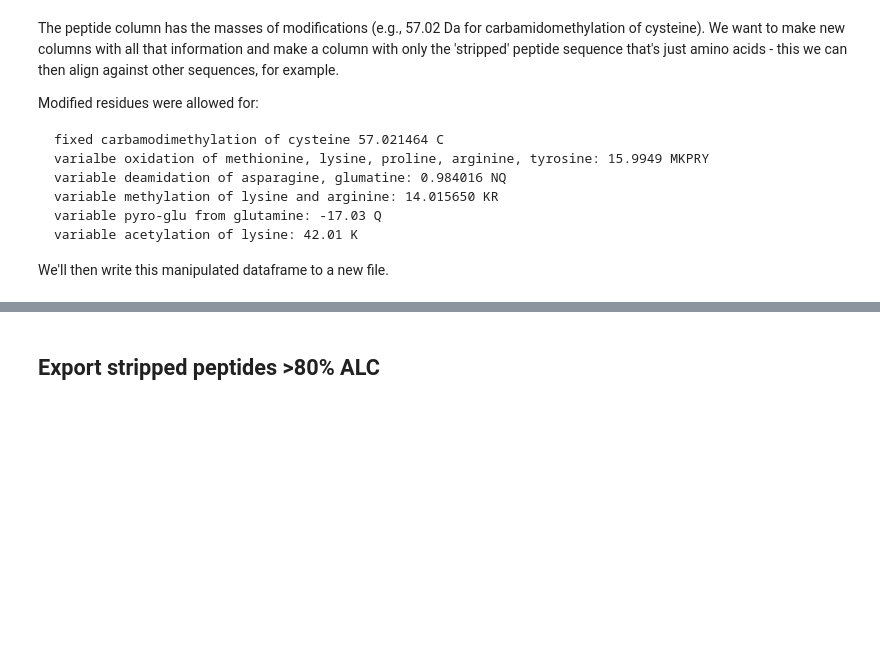
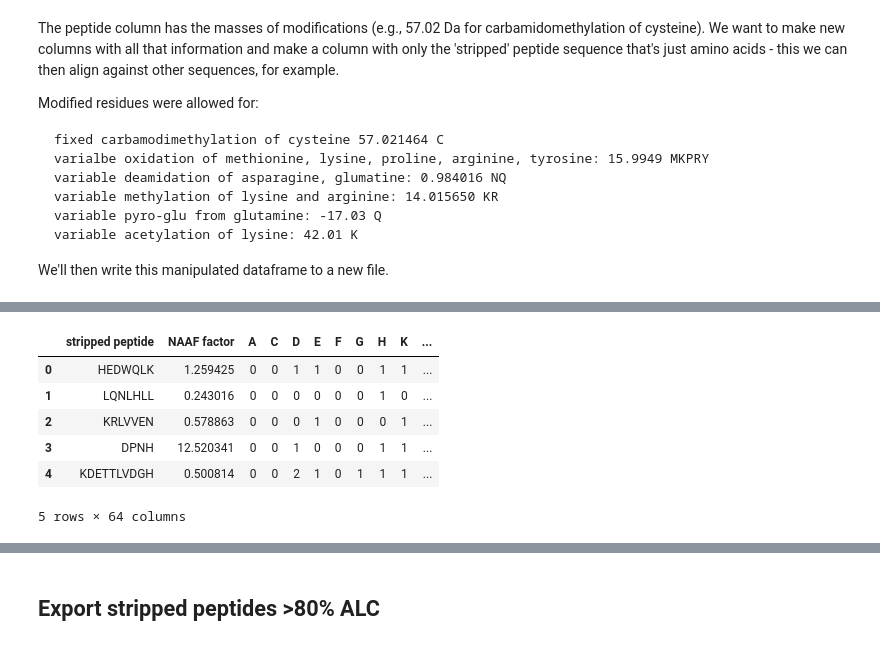
Before and after one commit to MeganEDuffy/rot-mayer, a Jupyter notebook: notebooks/PeaksDN/332_T12_undigested_PeaksDN.ipynb, the cells around one changed output, grey strips where cells are left out. Drawn from its saved outputs; the diff is of its cells as text; code cells hidden in the pictures; blank space fills up the shorter version.

```diff
--- a/notebooks/PeaksDN/332_T12_undigested_PeaksDN.ipynb
+++ b/notebooks/PeaksDN/332_T12_undigested_PeaksDN.ipynb
@@ -280,7 +292,7 @@ totalpeaks332.head()
 # don't have to worry here about DECOY hits messing with Area totals
 # but we would with Comet results
 
-NAAF80 = 243531.178471
+NAAF80 = 241606.840774
 
 # use NAAF >80% ALC to get NAAF factor
 peaks332['NAAF factor'] = (peaks332['NAAF num.'])/NAAF80
@@ -305,33 +317,41 @@ peaksAAPTM_332['K-NAAF80'] = peaksAAPTM_332['K'] * peaks332['NAAF factor']
 peaksAAPTM_332['L-NAAF80'] = peaksAAPTM_332['L'] * peaks332['NAAF factor']
 peaksAAPTM_332['M-NAAF80'] = peaksAAPTM_332['M'] * peaks332['NAAF factor']
 peaksAAPTM_332['N-NAAF80'] = peaksAAPTM_332['N'] * peaks332['NAAF factor']
 peaksAAPTM_332['P-NAAF80'] = peaksAAPTM_332['P'] * peaks332['NAAF factor']
 peaksAAPTM_332['Q-NAAF80'] = peaksAAPTM_332['Q'] * peaks332['NAAF factor']
 peaksAAPTM_332['R-NAAF80'] = peaksAAPTM_332['R'] * peaks332['NAAF factor']
 peaksAAPTM_332['S-NAAF80'] = peaksAAPTM_332['S'] * peaks332['NAAF factor']
 peaksAAPTM_332['T-NAAF80'] = peaksAAPTM_332['T'] * peaks332['NAAF factor']
 peaksAAPTM_332['V-NAAF80'] = peaksAAPTM_332['V'] * peaks332['NAAF factor']
 peaksAAPTM_332['W-NAAF80'] = peaksAAPTM_332['W'] * peaks332['NAAF factor']
 peaksAAPTM_332['Y-NAAF80'] = peaksAAPTM_332['Y'] * peaks332['NAAF factor']
 
 # multiply the NAAF80 factor by the PTMs normalize its abundance by peak area and peptide length
 
 peaksAAPTM_332['ccarb-NAAF80'] = peaksAAPTM_332['c-carb'] * peaksAAPTM_332['NAAF factor']
 peaksAAPTM_332['moxid-NAAF80'] = peaksAAPTM_332['m-oxid'] * peaksAAPTM_332['NAAF factor']
 peaksAAPTM_332['koxid-NAAF80'] = peaksAAPTM_332['k-oxid'] * peaksAAPTM_332['NAAF factor']
 peaksAAPTM_332['poxid-NAAF80'] = peaksAAPTM_332['p-oxid'] * peaksAAPTM_332['NAAF factor']
 peaksAAPTM_332['roxid-NAAF80'] = peaksAAPTM_332['r-oxid'] * peaksAAPTM_332['NAAF factor']
 peaksAAPTM_332['yoxid-NAAF80'] = peaksAAPTM_332['y-oxid'] * peaksAAPTM_332['NAAF factor']
 peaksAAPTM_332['ndeam-NAAF80'] = peaksAAPTM_332['n-deam'] * peaksAAPTM_332['NAAF factor']
 peaksAAPTM_332['kmeth-NAAF80'] = peaksAAPTM_332['k-meth'] * peaksAAPTM_332['NAAF factor']
 peaksAAPTM_332['rmeth-NAAF80'] = peaksAAPTM_332['r-meth'] * peaksAAPTM_332['NAAF factor']
 peaksAAPTM_332['qpyro-NAAF80'] = peaksAAPTM_332['q-pyro'] * peaksAAPTM_332['NAAF factor']
 peaksAAPTM_332['kacet-NAAF80'] = peaksAAPTM_332['k-acet'] * peaksAAPTM_332['NAAF factor']
 
 # write the dataframe to a new csv
 peaksAAPTM_332.to_csv("/home/millieginty/Documents/git-repos/rot-mayer/data/processed/PeaksDN/TW_332_T12_undigested_combine_PTMopt_DN80_NAAF.csv")
 
 peaksAAPTM_332.head()
+# %% [output]
+|  | stripped peptide | NAAF factor | A | C | D | E | F | G | H | K | ... |
+| 0 | HEDWQLK | 1.259425 | 0 | 0 | 1 | 1 | 0 | 0 | 1 | 1 | ... |
+| 1 | LQNLHLL | 0.243016 | 0 | 0 | 0 | 0 | 0 | 0 | 1 | 0 | ... |
+| 2 | KRLVVEN | 0.578863 | 0 | 0 | 0 | 1 | 0 | 0 | 0 | 1 | ... |
+| 3 | DPNH | 12.520341 | 0 | 0 | 1 | 0 | 0 | 0 | 1 | 1 | ... |
+| 4 | KDETTLVDGH | 0.500814 | 0 | 0 | 2 | 1 | 0 | 1 | 1 | 1 | ... |
+5 rows × 64 columns
 # %%
 # made a dataframe that's the sum of NAAF corrected AAs and PTMs
 
```
Also changed, not shown: parts of 4 cells of this notebook, 4 other files.
